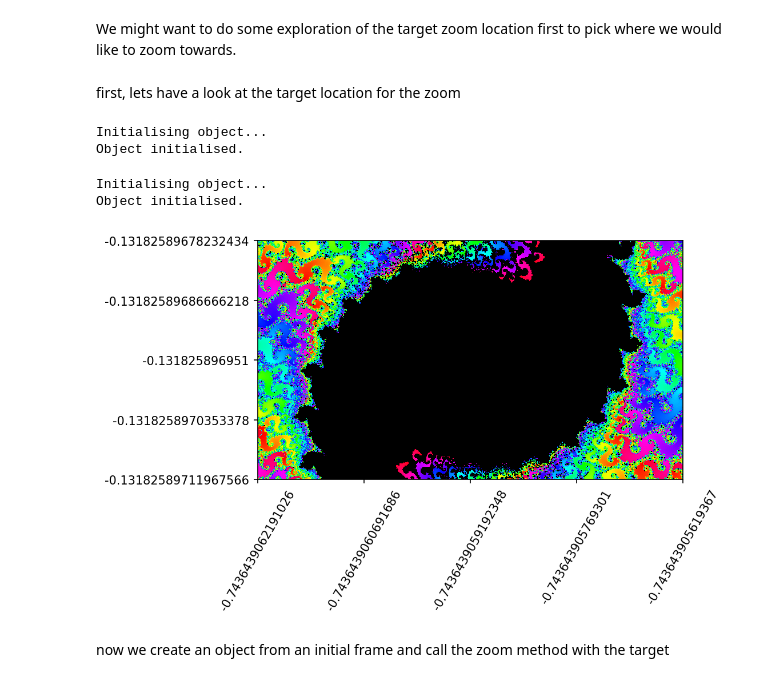
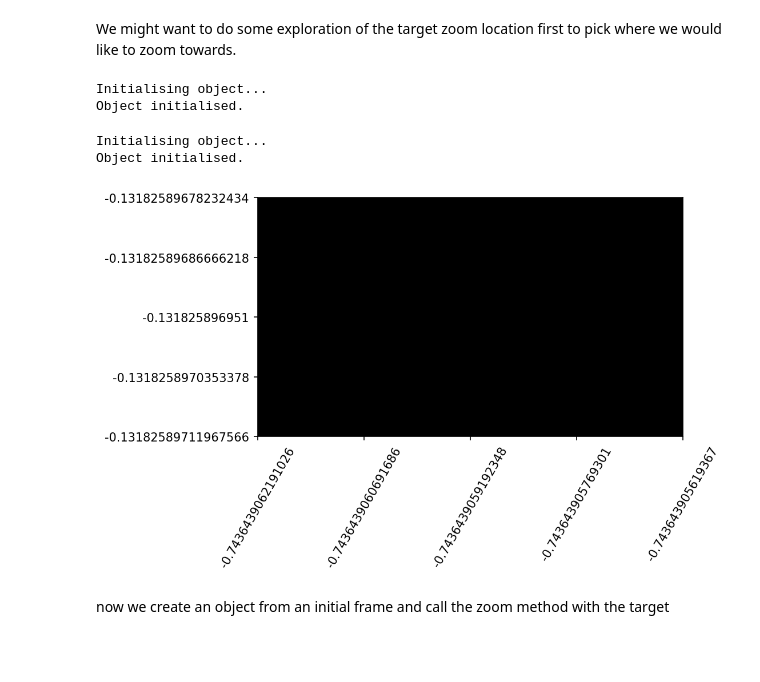
Before and after one commit to Fergus-OH/FractalPy, a Jupyter notebook: demos.ipynb, the cells around one changed output. Drawn from its saved outputs; the diff is of its cells as text; code cells hidden in the pictures; blank space fills up the shorter version.

```diff
--- a/demos.ipynb
+++ b/demos.ipynb
@@ -18,5 +23,5 @@ Let's say we want to set up an iteration to create a video that zooms into a spe
 # %%
-manzoom = Fractal(x_ran=(-3, 3), y_ran=(-1.6875, 1.6875), n_pts=3456, threshold=5000)
+manzoom = Fractal(x_ran=x_init, y_ran=y_init, n_pts=2160, threshold=5000)
 manzoom.plot(axis='on')
 # %% [output]
 Initialising object...
@@ -33,2 +35,0 @@ target = (62407000, -0.743643900055, -0.131825890901)
-# %% [markdown]
-first, lets have a look at the target location for the zoom
@@ -43,12 +41,12 @@ Object initialised.
 # %%
 target = (62407000, -0.743643900055, -0.131825890901)
 target = (10004407000, -0.7436439059192348, -0.131825896951)
 x_target, y_target = manzoom.get_target_rans(target)
-Fractal(x_ran=x_target, y_ran=y_target, threshold=5000).plot(axis='on')
+Fractal(x_ran=x_target, y_ran=y_target, threshold=500).plot(axis='on')
 # %% [output]
 Initialising object...
 Object initialised.
-[figure, old version]
+[figure, new version]
 # %% [markdown]
 now we create an object from an initial frame and call the zoom method with the target
 # %%
```
Also changed, not shown: parts of 14 cells of this notebook, 2 other files.
